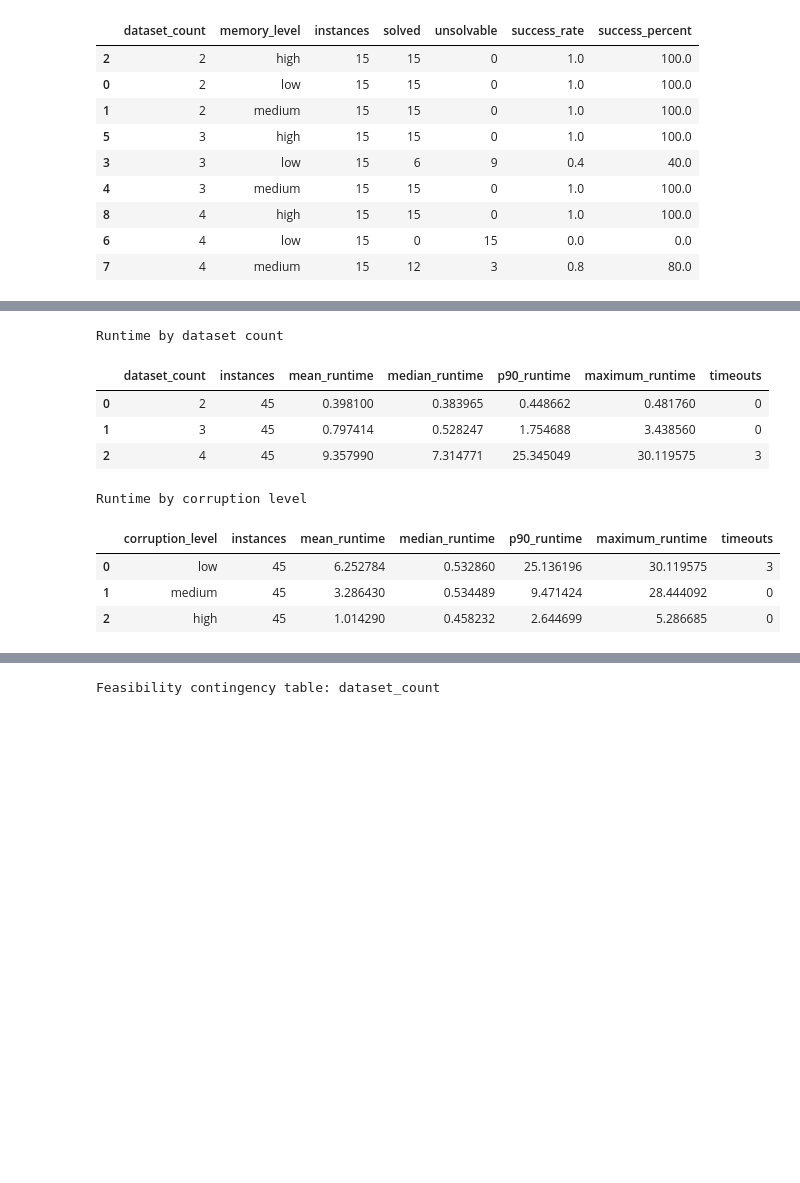
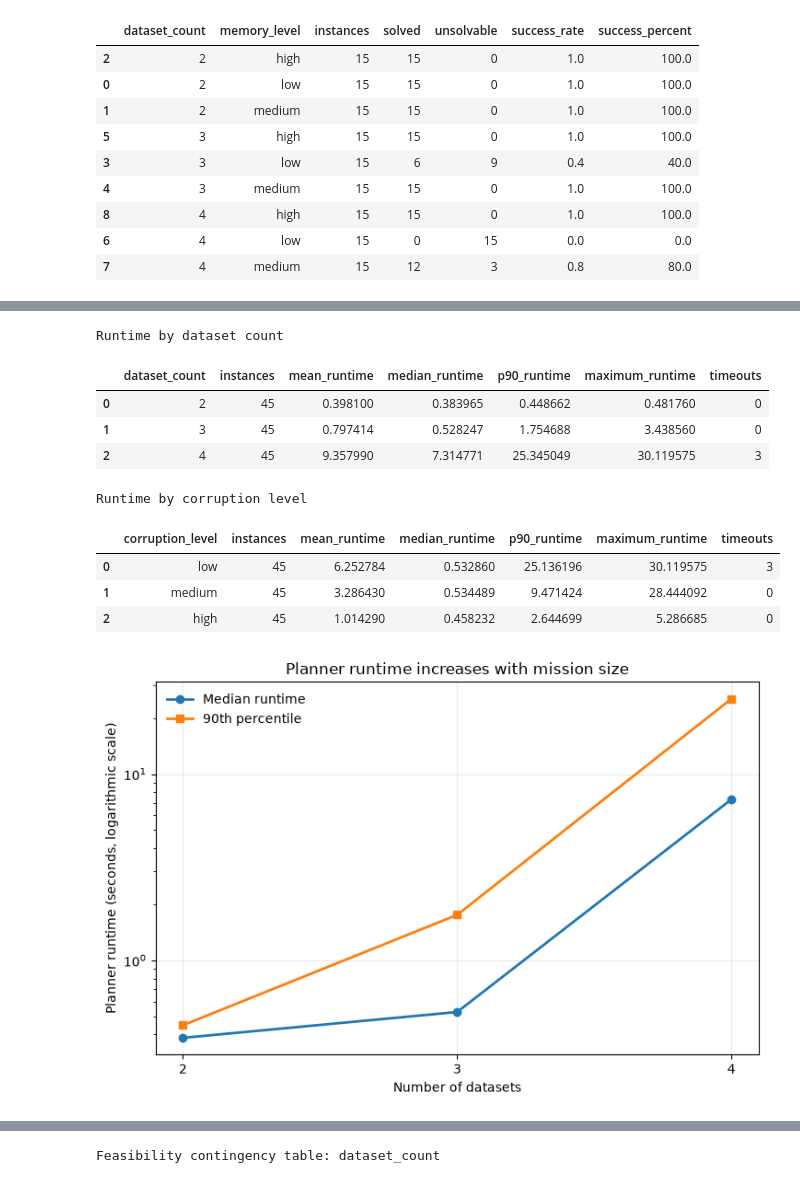
Before and after one commit to egjinaj/planetary-rover-experimental-study, a Jupyter notebook: notebooks/battery_rover_experiment_analysis.ipynb, the cells around one changed output, grey strips where cells are left out. Drawn from its saved outputs; the diff is of its cells as text; code cells hidden in the pictures; blank space fills up the shorter version.

```diff
--- a/notebooks/battery_rover_experiment_analysis.ipynb
+++ b/notebooks/battery_rover_experiment_analysis.ipynb
@@ -596,30 +650,65 @@ runtime_by_corruption = (
     .agg(
         instances=("instance_id", "count"),
         mean_runtime=("runtime_30s_seconds", "mean"),
         median_runtime=("runtime_30s_seconds", "median"),
         p90_runtime=(
             "runtime_30s_seconds",
             lambda values: values.quantile(0.90),
         ),
         maximum_runtime=("runtime_30s_seconds", "max"),
         timeouts=("status", lambda values: values.eq("timeout").sum()),
     )
     .reset_index()
 )
 
 print("Runtime by dataset count")
 display(runtime_by_dataset)
 
 print("Runtime by corruption level")
 display(runtime_by_corruption)
+
+fig, ax = plt.subplots(figsize=(7.4, 5.0))
+
+ax.plot(
+    runtime_by_dataset["dataset_count"],
+    runtime_by_dataset["median_runtime"],
+    marker="o",
+    linewidth=2,
+    label="Median runtime",
+)
+
+ax.plot(
+    runtime_by_dataset["dataset_count"],
+    runtime_by_dataset["p90_runtime"],
+    marker="s",
+    linewidth=2,
+    label="90th percentile",
+)
+
+ax.set_yscale("log")
+ax.set_xticks(DATASET_ORDER)
+ax.set_xlabel("Number of datasets")
+ax.set_ylabel("Planner runtime (seconds, logarithmic scale)")
+ax.set_title("Planner runtime increases with mission size")
+ax.grid(alpha=0.25)
+ax.legend(frameon=False)
+
+plt.tight_layout()
+plt.savefig(
+    PLOT_DIR / "runtime_summary_by_dataset_count.png",
+    dpi=300,
+    bbox_inches="tight",
+)
+plt.show()
 # %% [output]
 Runtime by dataset count
 |  | dataset_count | instances | mean_runtime | median_runtime | p90_runtime | maximum_runtime | timeouts |
 | 0 | 2 | 45 | 0.398100 | 0.383965 | 0.448662 | 0.481760 | 0 |
 | 1 | 3 | 45 | 0.797414 | 0.528247 | 1.754688 | 3.438560 | 0 |
 | 2 | 4 | 45 | 9.357990 | 7.314771 | 25.345049 | 30.119575 | 3 |
 Runtime by corruption level
 |  | corruption_level | instances | mean_runtime | median_runtime | p90_runtime | maximum_runtime | timeouts |
 | 0 | low | 45 | 6.252784 | 0.532860 | 25.136196 | 30.119575 | 3 |
 | 1 | medium | 45 | 3.286430 | 0.534489 | 9.471424 | 28.444092 | 0 |
 | 2 | high | 45 | 1.014290 | 0.458232 | 2.644699 | 5.286685 | 0 |
+[figure, added]
```
Also changed, not shown: parts of 35 cells of this notebook, 16 other files.
